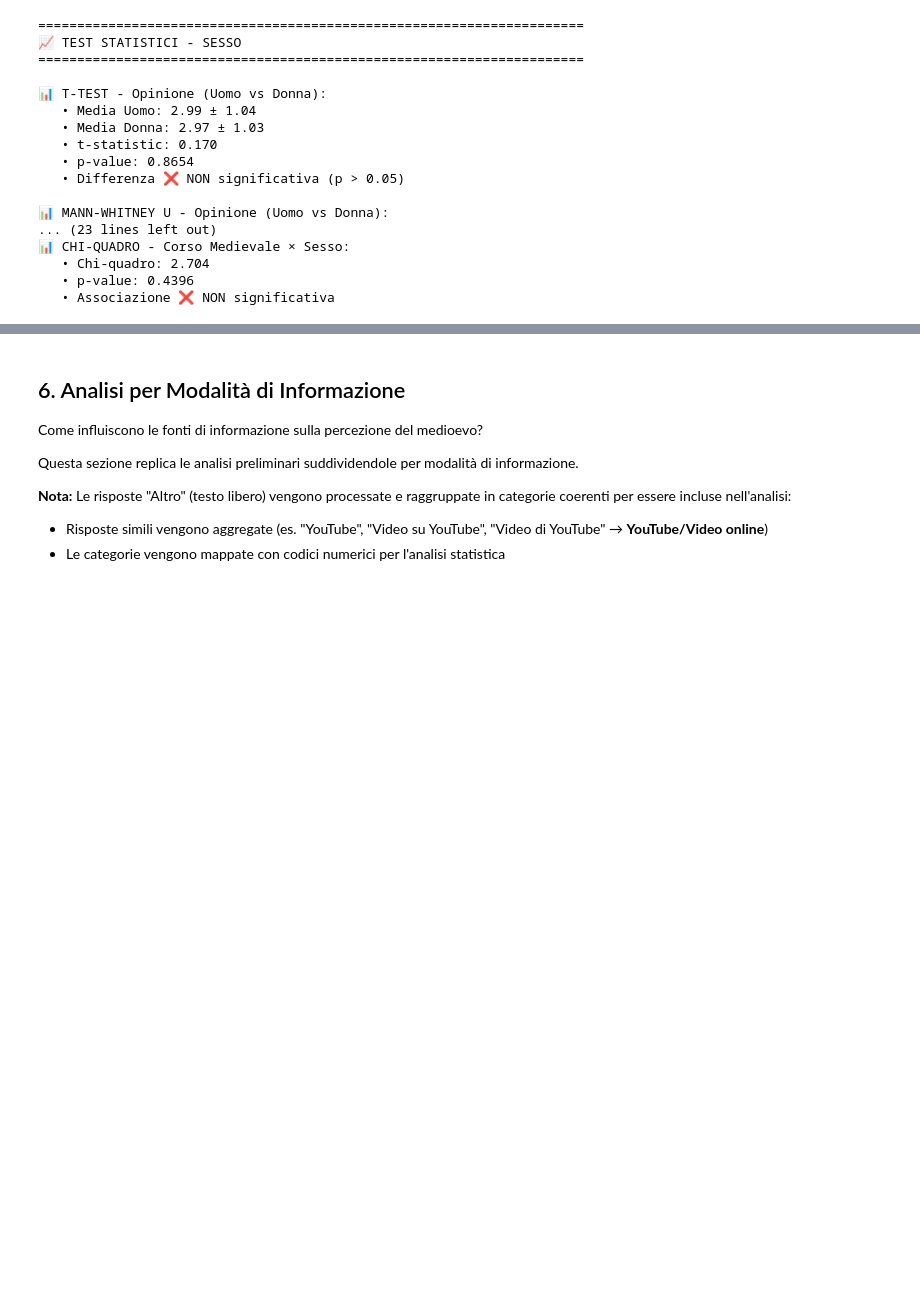
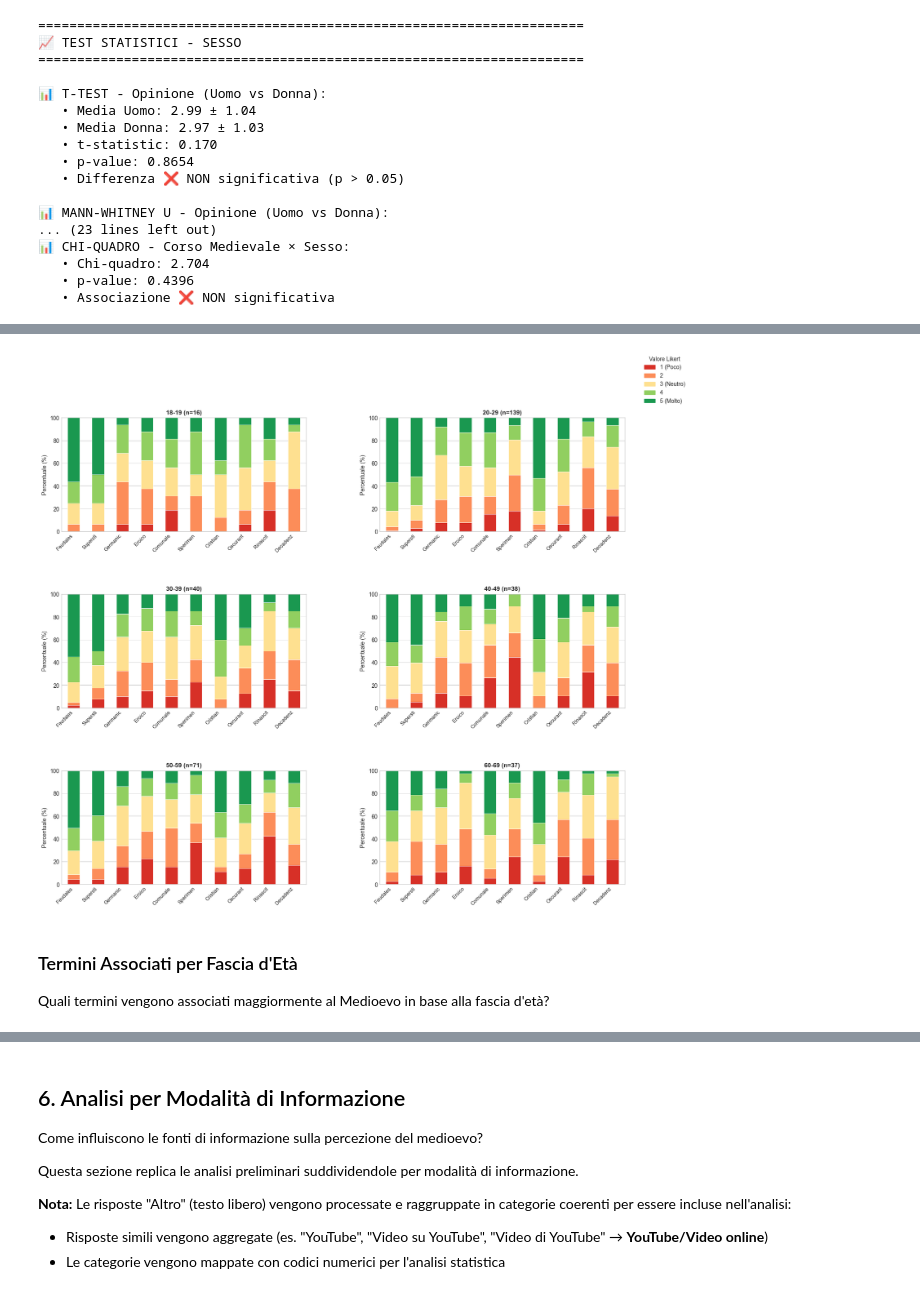
Before and after one commit to giuliaghiazza/MiddleAgesAnalysis, a Jupyter notebook: analisi_dati.ipynb, the cells around one changed output, grey strips where cells are left out. Cells and saved outputs as stored; diff of their text form; code cells hidden in the pictures; blank space fills up the shorter version.

```diff
--- a/analisi_dati.ipynb
+++ b/analisi_dati.ipynb
@@ -2727,0 +2628,51 @@ if 'corso_medievale' in df.columns:
+# %%
+# Visualizzazione Scale Likert per Fascia d'Età - Distribuzione percentuale
+eta_confronto = [e for e in eta_order if e in df_num['eta'].values]
+
+# Calcola quante righe servono per i subplot (una per fascia d'età)
+n_eta = len(eta_confronto)
+n_rows = (n_eta + 1) // 2  # arrotonda per eccesso
+
+fig, axes = plt.subplots(n_rows, 2, figsize=(18, 5 * n_rows))
+if n_rows == 1:
+    axes = axes.reshape(1, -1)
+
+# Colori scala RdYlGn
+colors_likert = ['#d73027', '#fc8d59', '#fee090', '#91cf60', '#1a9850']
+
+for idx, eta in enumerate(eta_confronto):
+    ax = axes[idx // 2, idx % 2]
+    subset = df_num[df_num['eta'] == eta]
+
+    if len(subset) > 5:
+        likert_pct = subset[existing_likert].apply(
+            lambda x: x.value_counts(normalize=True).sort_index().reindex([1,2,3,4,5], fill_value=0)
+        ) * 100
+        likert_pct_T = likert_pct.T
+
+        likert_pct_T.plot(kind='bar', stacked=True, ax=ax, color=colors_likert, edgecolor='white', linewidth=0.5, legend=False)
+        ax.set_xlabel('')
+        ax.set_ylabel('Percentuale (%)')
+        ax.set_title(f'{eta} (n={len(subset)})', fontweight='bold', fontsize=11)
+        ax.set_xticklabels([col[:8].capitalize() for col in existing_likert], rotation=45, ha='right', fontsize=9)
+        ax.set_ylim(0, 100)
+    else:
+        ax.text(0.5, 0.5, f'{eta}\nn={len(subset)} (troppo pochi)', ha='center', va='center', fontsize=12)
+        ax.set_title(f'{eta}', fontweight='bold', fontsize=11)
+
+# Nascondi eventuali subplot vuoti
+for idx in range(n_eta, n_rows * 2):
+    axes[idx // 2, idx % 2].set_visible(False)
+
+# Aggiungi legenda comune
+handles = [plt.Rectangle((0,0),1,1, color=c) for c in colors_likert]
+fig.legend(handles, ['1 (Poco)', '2', '3 (Neutro)', '4', '5 (Molto)'],
+           loc='upper right', title='Valore Likert', bbox_to_anchor=(0.99, 0.99))
+
+plt.subplots_adjust(hspace=0.55, wspace=0.3)
+plt.show()
+# %% [output]
+[figure, added]
+# %% [markdown]
+### Termini Associati per Fascia d'Età
+Quali termini vengono associati maggiormente al Medioevo in base alla fascia d'età?
```
Also changed, not shown: parts of 17 cells of this notebook, 2 other files.
